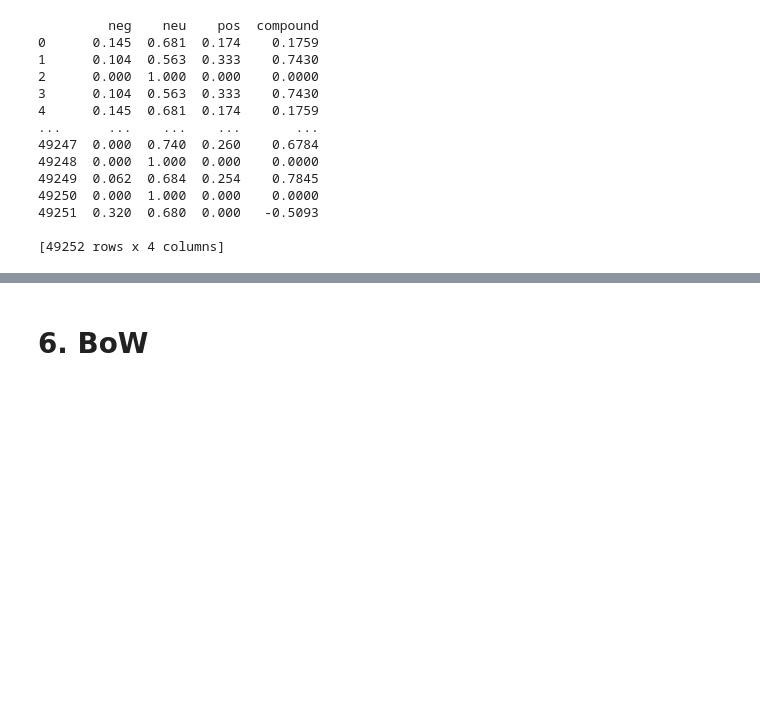
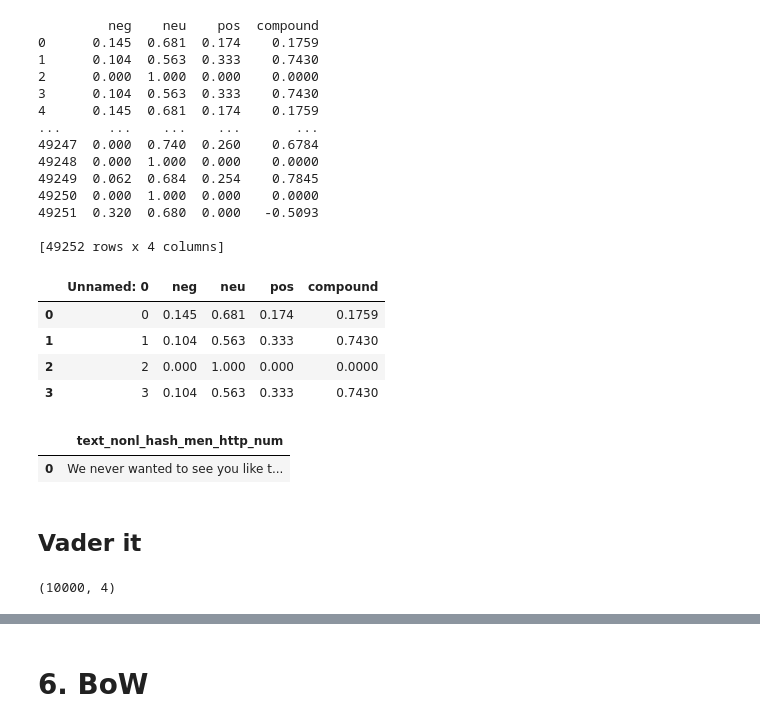
Before and after one commit to AScarcella3/TextMiningProject, a Jupyter notebook: main.ipynb, the cells around one changed output, grey strips where cells are left out. Saved outputs shown, nothing was run; the diff lists cells and outputs as text; code cells hidden in the pictures; blank space fills up the shorter version.

```diff
--- a/main.ipynb
+++ b/main.ipynb
@@ -829,6 +837,15 @@ df.to_csv('/content/drive/MyDrive/nucleare/STAGING_MARCO/Vader_en.csv')
 49251  0.320  0.680  0.000   -0.5093
 
 [49252 rows x 4 columns]
+# %%
+df2 = pd.read_csv('/content/drive/MyDrive/nucleare/STAGING_MARCO/TEST/Vader_en.csv')
+df2.head(4)
+# %% [output]
+|  | Unnamed: 0 | neg | neu | pos | compound |
+| 0 | 0 | 0.145 | 0.681 | 0.174 | 0.1759 |
+| 1 | 1 | 0.104 | 0.563 | 0.333 | 0.7430 |
+| 2 | 2 | 0.000 | 1.000 | 0.000 | 0.0000 |
+| 3 | 3 | 0.104 | 0.563 | 0.333 | 0.7430 |
 # %%
 import os
 import glob
@@ -843,8 +860,13 @@ combined_csv = pd.concat([pd.read_csv(f) for f in all_filenames ])
 #export to csv
 combined_csv.to_csv( "combined_csv.csv", index=False, encoding='utf-8-sig')
 
-df = pd.read_csv('/content/drive/MyDrive/nucleare/STAGING_MARCO/PYTHON_TRADOTTI/combined_csv.csv')
-df.head(1)
+df1 = pd.read_csv('/content/drive/MyDrive/nucleare/STAGING_MARCO/PYTHON_TRADOTTI/combined_csv.csv')
+df1.head(1)
+# %% [output]
+|  | text_nonl_hash_men_http_num |
+| 0 | We never wanted to see you like t... |
+# %% [markdown]
+## Vader it
 # %%
 from vaderSentiment.vaderSentiment import SentimentIntensityAnalyzer
 
@@ -857,6 +879,8 @@ for x in (df.loc[:,'text_nonl_hash_men_http_num']):
   a = analyzer.polarity_scores(x)
   vader.append(a)
 # %%
-df = pd.DataFrame(vader)
-df.shape
+df1 = pd.DataFrame(vader)
+df1.shape
+# %% [output]
+(10000, 4)
 # %%
```
Also changed, not shown: parts of 10 cells of this notebook.
